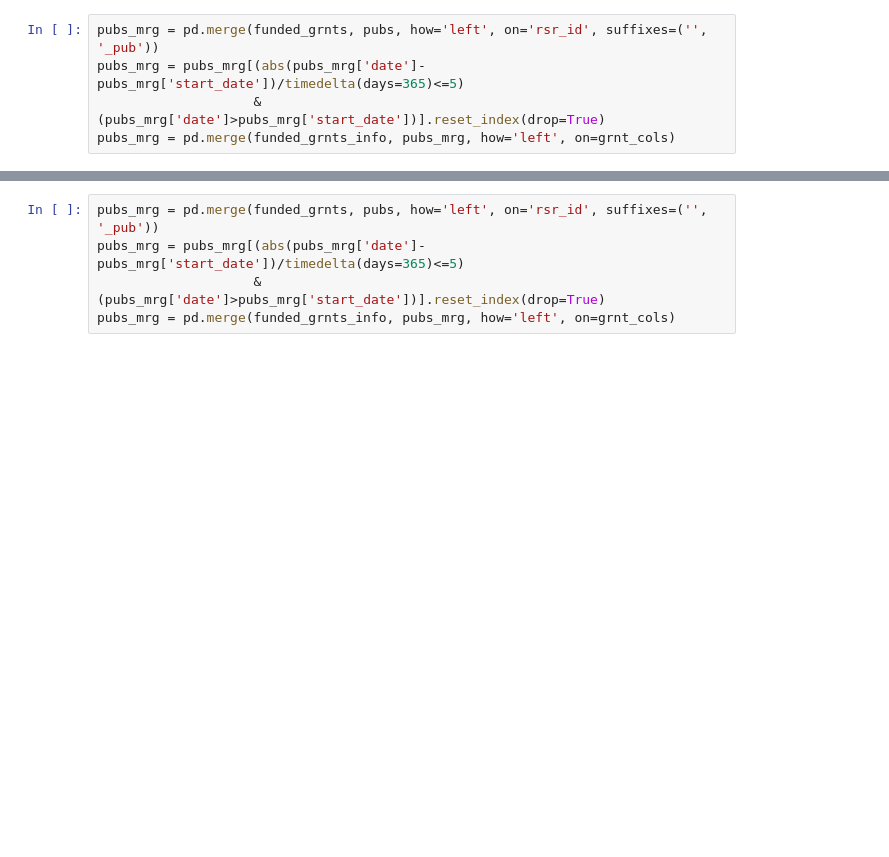
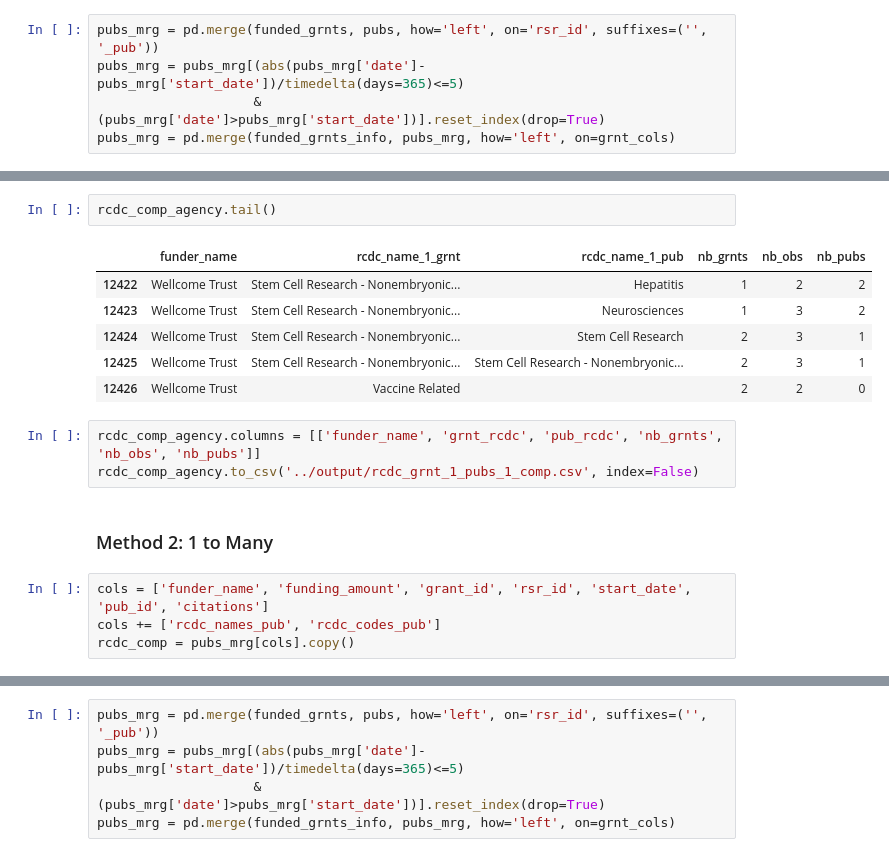
Before and after one commit to Coleridge-Initiative/helios, a Jupyter notebook: scripts/comparison_analysis.ipynb, the cells around one changed output, grey strips where cells are left out. Cells and saved outputs as stored; diff of their text form; blank space fills up the shorter version.

```diff
--- a/scripts/comparison_analysis.ipynb
+++ b/scripts/comparison_analysis.ipynb
@@ -708,0 +733,18 @@ rcdc_1_comp.head()
+# %%
+rcdc_comp_agency.tail()
+# %% [output]
+|  | funder_name | rcdc_name_1_grnt | rcdc_name_1_pub | nb_grnts | nb_obs | nb_pubs |
+| 12422 | Wellcome Trust | Stem Cell Research - Nonembryonic... | Hepatitis | 1 | 2 | 2 |
+| 12423 | Wellcome Trust | Stem Cell Research - Nonembryonic... | Neurosciences | 1 | 3 | 2 |
+| 12424 | Wellcome Trust | Stem Cell Research - Nonembryonic... | Stem Cell Research | 2 | 3 | 1 |
+| 12425 | Wellcome Trust | Stem Cell Research - Nonembryonic... | Stem Cell Research - Nonembryonic... | 2 | 3 | 1 |
+| 12426 | Wellcome Trust | Vaccine Related |  | 2 | 2 | 0 |
+# %%
+rcdc_comp_agency.columns = [['funder_name', 'grnt_rcdc', 'pub_rcdc', 'nb_grnts', 'nb_obs', 'nb_pubs']]
+rcdc_comp_agency.to_csv('../output/rcdc_grnt_1_pubs_1_comp.csv', index=False)
+# %% [markdown]
+### Method 2: 1 to Many
+# %%
+cols = ['funder_name', 'funding_amount', 'grant_id', 'rsr_id', 'start_date', 'pub_id', 'citations']
+cols += ['rcdc_names_pub', 'rcdc_codes_pub']
+rcdc_comp = pubs_mrg[cols].copy()
```
Also changed, not shown: parts of 31 cells of this notebook, 7 other files.
